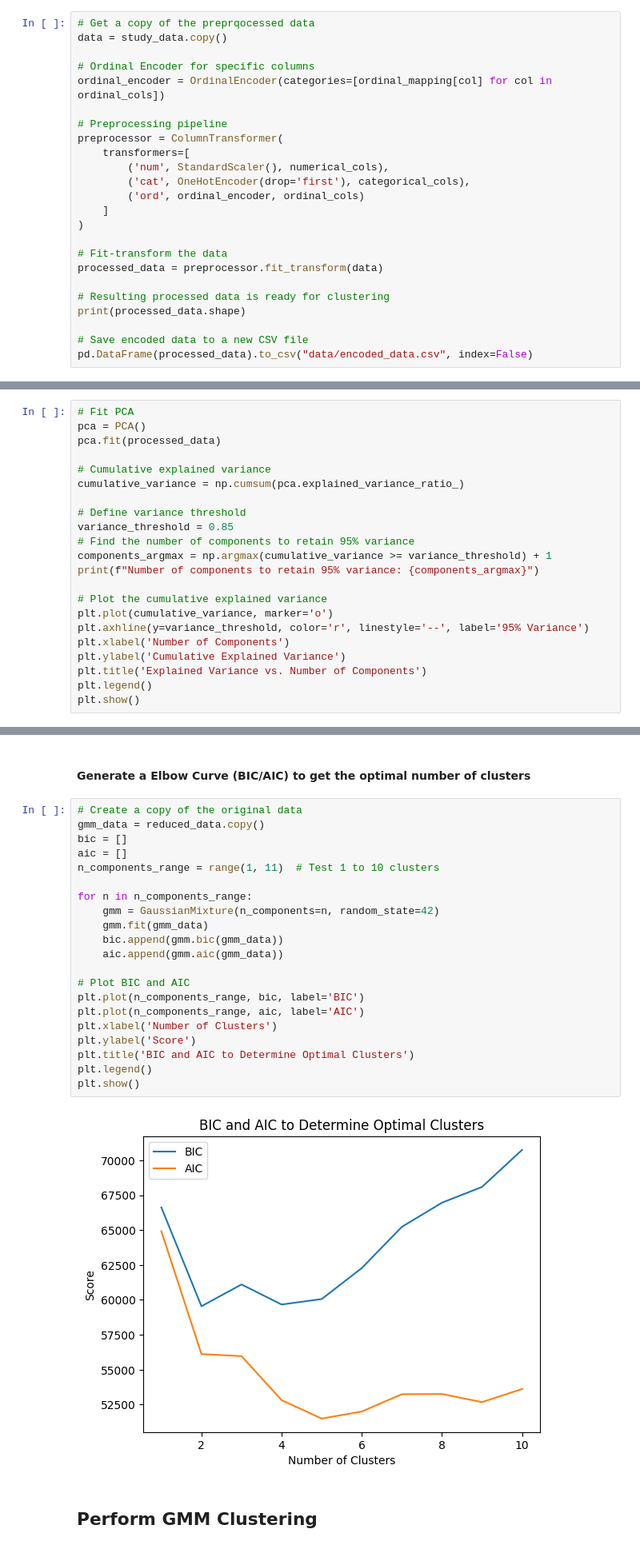
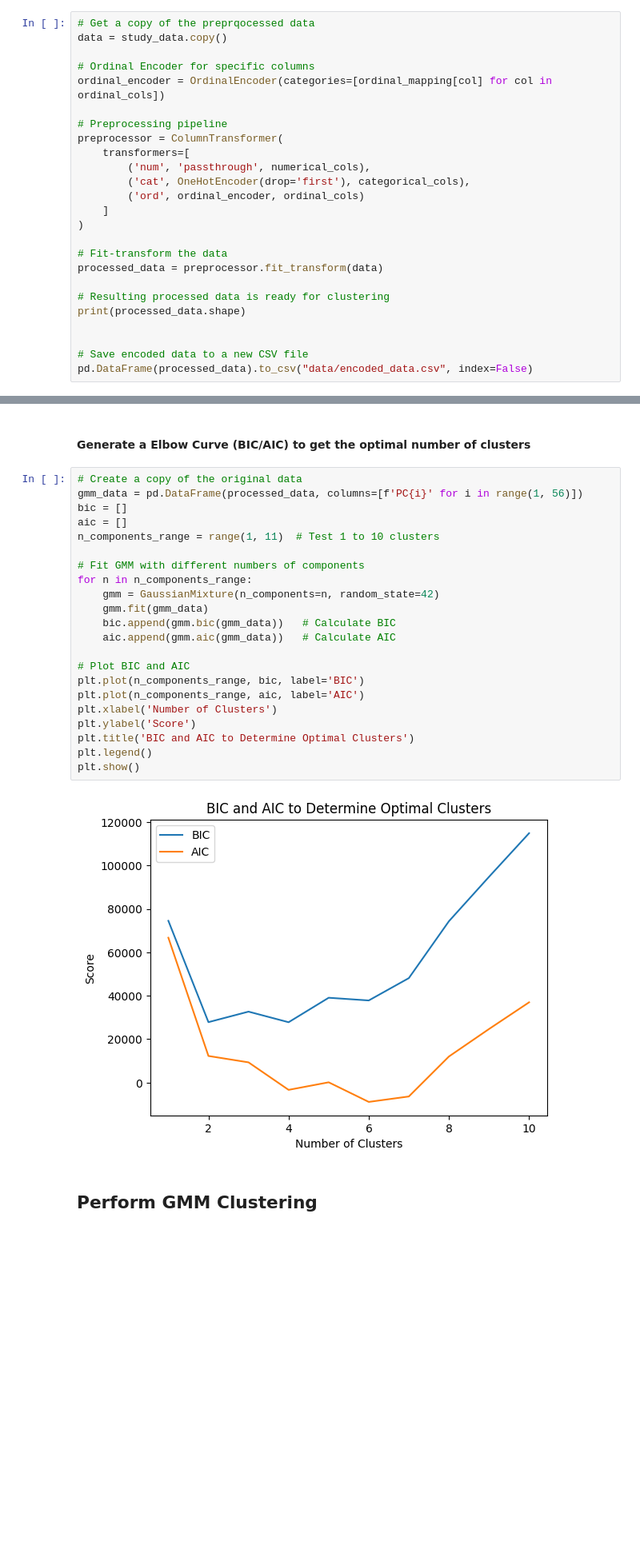
Before and after one commit to l-lattermann/jupyter-clustering-mental-health-study, a Jupyter notebook: data_analysis.ipynb, the cells around one changed output, grey strips where cells are left out. Shown at 80% size. Drawn from its saved outputs; the diff is of its cells as text; blank space fills up the shorter version.

```diff
--- a/data_analysis.ipynb
+++ b/data_analysis.ipynb
@@ -910,7 +910,7 @@ ordinal_encoder = OrdinalEncoder(categories=[ordinal_mapping[col] for col in ord
 # Preprocessing pipeline
 preprocessor = ColumnTransformer(
     transformers=[
-        ('num', StandardScaler(), numerical_cols),
+        ('num', 'passthrough', numerical_cols),
         ('cat', OneHotEncoder(drop='first'), categorical_cols),
         ('ord', ordinal_encoder, ordinal_cols)
     ]
@@ -922,6 +922,7 @@ processed_data = preprocessor.fit_transform(data)
 # Resulting processed data is ready for clustering
 print(processed_data.shape)
 
+
 # Save encoded data to a new CSV file
 pd.DataFrame(processed_data).to_csv("data/encoded_data.csv", index=False)
 # %% [output]
@@ -956,24 +957,2 @@ print(transformed_df.to_string())
 # %% [markdown]
 # Dimensionality reduction
-# %%
-# Fit PCA
-pca = PCA()
-pca.fit(processed_data)
-
-# Cumulative explained variance
-cumulative_variance = np.cumsum(pca.explained_variance_ratio_)
-
-# Define variance threshold
-variance_threshold = 0.85
-# Find the number of components to retain 95% variance
-components_argmax = np.argmax(cumulative_variance >= variance_threshold) + 1
-print(f"Number of components to retain 95% variance: {components_argmax}")
-
-# Plot the cumulative explained variance
-plt.plot(cumulative_variance, marker='o')
-plt.axhline(y=variance_threshold, color='r', linestyle='--', label='95% Variance')
-plt.xlabel('Number of Components')
-plt.ylabel('Cumulative Explained Variance')
-plt.title('Explained Variance vs. Number of Components')
-plt.legend()
-plt.show()
@@ -1040,27 +1039,28 @@ IndexError: only integers, slices (`:`), ellipsis (`...`), numpy.newaxis (`None`
 #### Generate a Elbow Curve (BIC/AIC) to get the optimal number of clusters
 # %%
 # Create a copy of the original data
-gmm_data = reduced_data.copy()
+gmm_data = pd.DataFrame(processed_data, columns=[f'PC{i}' for i in range(1, 56)])
 bic = []
 aic = []
 n_components_range = range(1, 11)  # Test 1 to 10 clusters
 
+# Fit GMM with different numbers of components
 for n in n_components_range:
     gmm = GaussianMixture(n_components=n, random_state=42)
     gmm.fit(gmm_data)
-    bic.append(gmm.bic(gmm_data))
-    aic.append(gmm.aic(gmm_data))
+    bic.append(gmm.bic(gmm_data))   # Calculate BIC
+    aic.append(gmm.aic(gmm_data))   # Calculate AIC
 
 # Plot BIC and AIC
 plt.plot(n_components_range, bic, label='BIC')
 plt.plot(n_components_range, aic, label='AIC')
 plt.xlabel('Number of Clusters')
 plt.ylabel('Score')
 plt.title('BIC and AIC to Determine Optimal Clusters')
 plt.legend()
 plt.show()
 # %% [output]
-[figure, old version]
+[figure, new version]
 # %% [markdown]
 ## Perform GMM Clustering
 # %%
```
Also changed, not shown: parts of 14 cells of this notebook, 4 other files.
